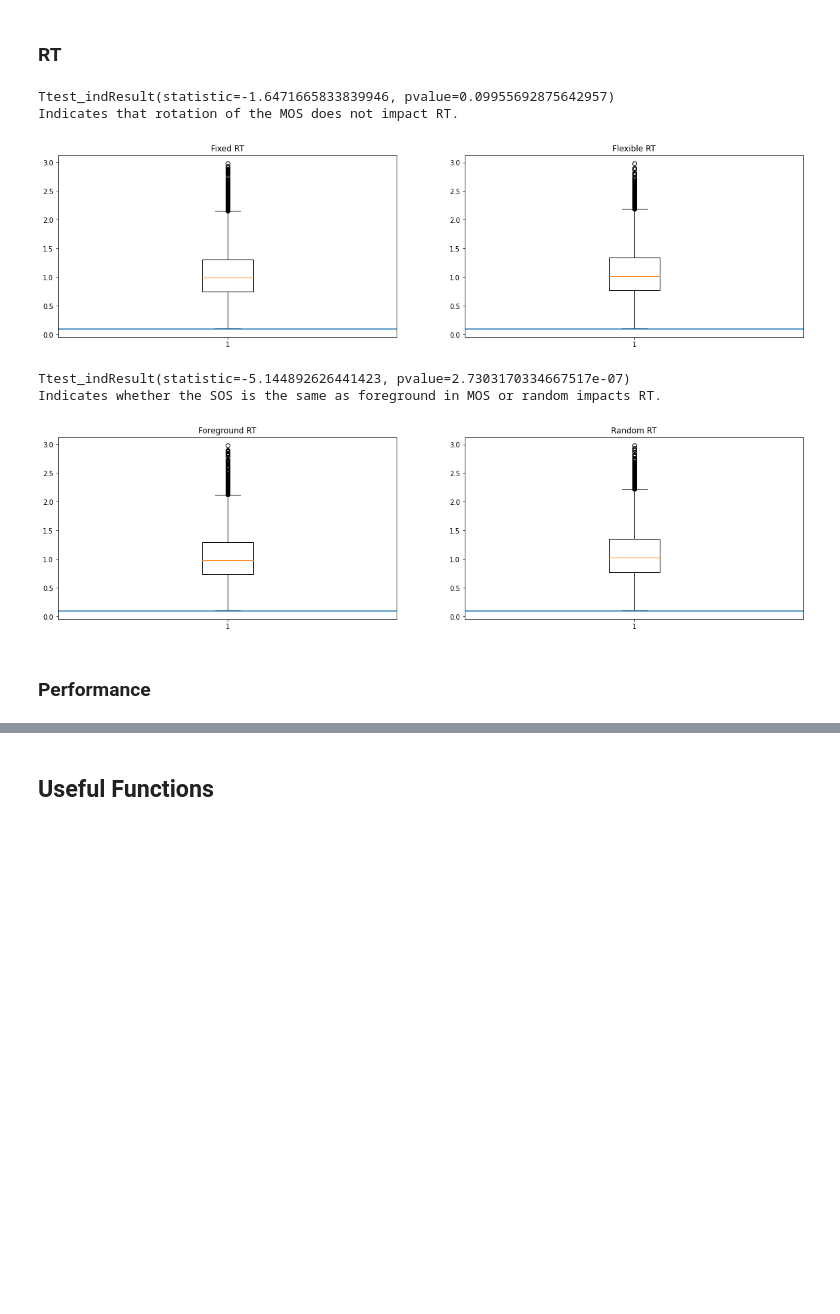
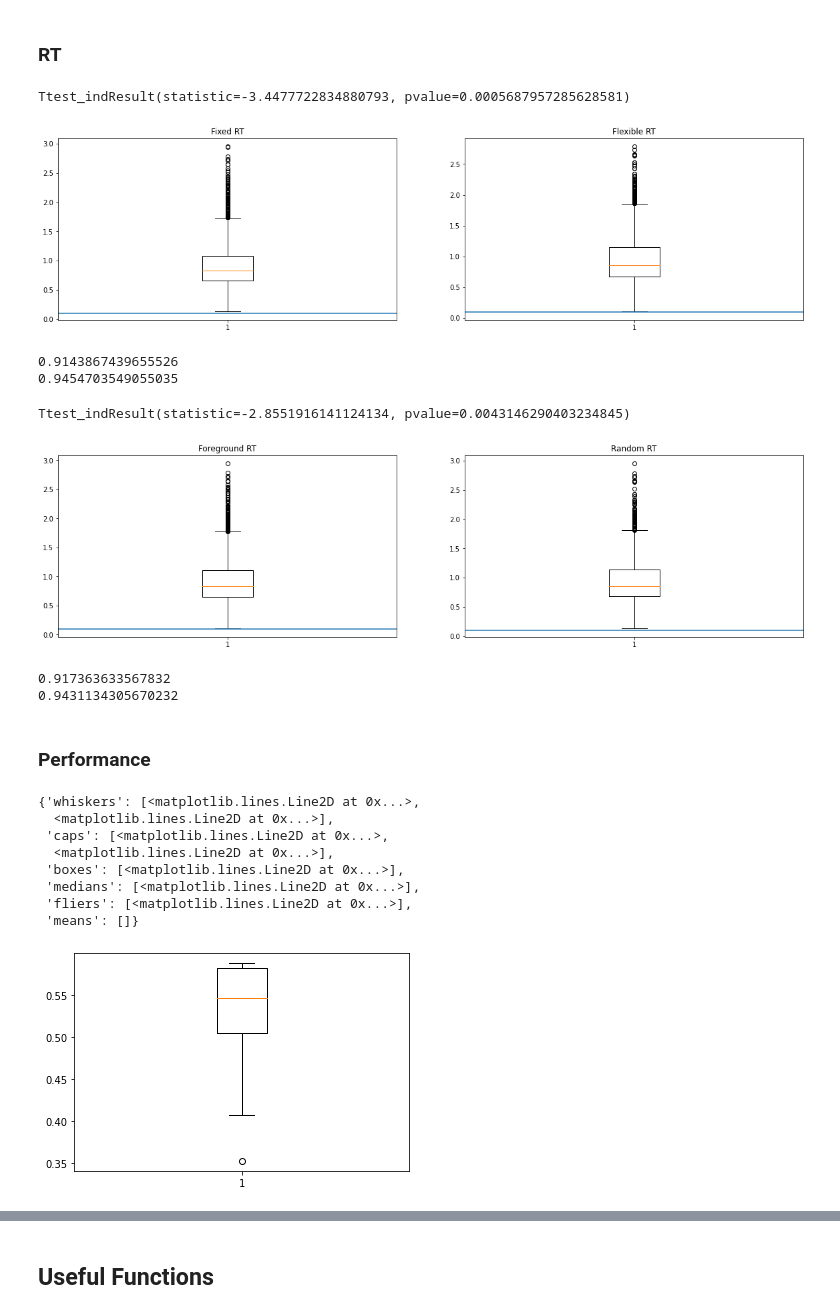
Before and after one commit to bmidler/occlusion_psychophysics, a Jupyter notebook: oc_analysis.ipynb, the cells around one changed output, grey strips where cells are left out. Saved outputs shown, nothing was run; the diff lists cells and outputs as text; code cells hidden in the pictures; blank space fills up the shorter version.

```diff
--- a/oc_analysis.ipynb
+++ b/oc_analysis.ipynb
@@ -146,7 +197,7 @@ Criteria:
 - Subjects with less than threshold (50%) correct attention checks.
 # %%
 rt_threshold = 0.1
-ac_threshold = 0.5
+ac_threshold = 0.8
 # %%
 # Go through each subjects data, sorting based on attention check criteria.
 ac_sorted_data = []
@@ -172,7 +223,10 @@ for subject_data, subject_file in zip(sorted_data, sorted_files):
             if not np.isnan(response) and int(response) == 1:
                 num_correct += 1
 
-    proportion_correct_attention_checks = num_correct/num_total
+    # Accounts for subjects with no attention checks (avoids dividing by zero).
+    if num_total > 0:
+
+        proportion_correct_attention_checks = num_correct/num_total
 
     if proportion_correct_attention_checks > ac_threshold:
 
@@ -310,11 +370,15 @@ plt.title("Flexible RT")
 plt.axhline(y=0.1)
 
 print(sc.stats.ttest_ind(converted_fixed_RTs, converted_flexible_RTs, equal_var=False))
-print("Indicates that rotation of the MOS does not impact RT.")
 # %% [output]
-Ttest_indResult(statistic=-1.6471665833839946, pvalue=0.09955692875642957)
-Indicates that rotation of the MOS does not impact RT.
+Ttest_indResult(statistic=-3.4477722834880793, pvalue=0.0005687957285628581)
-[figure, old version]
+[figure, new version]
+# %%
+print(np.mean(converted_fixed_RTs))
+print(np.mean(converted_flexible_RTs))
+# %% [output]
+0.9143867439655526
+0.9454703549055035
 # %%
 # Now foreground/random.
 fig = plt.figure(figsize=(20, 5))
@@ -354,12 +418,61 @@ plt.title("Random RT")
 plt.axhline(y=0.1)
 
 print(sc.stats.ttest_ind(converted_foreground_RTs, converted_random_RTs, equal_var=False))
-print("Indicates whether the SOS is the same as foreground in MOS or random impacts RT.")
 # %% [output]
-Ttest_indResult(statistic=-5.144892626441423, pvalue=2.7303170334667517e-07)
-Indicates whether the SOS is the same as foreground in MOS or random impacts RT.
+Ttest_indResult(statistic=-2.8551916141124134, pvalue=0.0043146290403234845)
-[figure, old version]
+[figure, new version]
+# %%
+print(np.mean(converted_foreground_RTs))
+print(np.mean(converted_random_RTs))
+# %% [output]
+0.917363633567832
+0.9431134305670232
 # %% [markdown]
 ### Performance
+# %%
+# Get the unique subjects in MOS_fixed and MOS_flexible.
+MOS_fixed_subjs = np.unique(MOS_fixed["participant"].tolist())
+MOS_flexible_subjs = np.unique(MOS_flexible["participant"].tolist())
+
+# Make empty dictionaries for the per-subject performance.
+MOS_fixed_performance = {}
+MOS_flexible_performance = {}
+
+# Populate the dictionary keys with subject names.
+for subj in MOS_fixed_subjs:
+    MOS_fixed_performance[subj] = []
+
+for subj in MOS_flexible_subjs:
+    MOS_flexible_performance[subj] = []
+
+# Loop through the trials, adding 1s for correct answers, 0s for incorrect, passing on missed trials.
+for i in range(len(MOS_fixed)):
+    trial_row = MOS_fixed.loc[i]
+
+    corr_status = is_correct(trial_row)
+
+    if corr_status == 0: # Missed trial.
+        pass
+    elif corr_status == 1: # Correct.
+        MOS_fixed_performance[str(trial_row["participant"])].append(1)
+    elif corr_status == 2: # Wrong.
+        MOS_fixed_performance[str(trial_row["participant"])].append(0)
+
+# Get the distribution across subjects.
+MOS_fixed_distribution = []
+for key in MOS_fixed_performance:
+    MOS_fixed_distribution.append(np.mean(MOS_fixed_performance[key]))
+
+plt.boxplot(MOS_fixed_distribution)
+# %% [output]
+{'whiskers': [<matplotlib.lines.Line2D at 0x...>,
+  <matplotlib.lines.Line2D at 0x...>],
+ 'caps': [<matplotlib.lines.Line2D at 0x...>,
+  <matplotlib.lines.Line2D at 0x...>],
+ 'boxes': [<matplotlib.lines.Line2D at 0x...>],
+ 'medians': [<matplotlib.lines.Line2D at 0x...>],
+ 'fliers': [<matplotlib.lines.Line2D at 0x...>],
+ 'means': []}
+[figure, added]
 # %%
 # Calculate performance for each subject to get a distribution.
```
Also changed, not shown: parts of 16 cells of this notebook.
